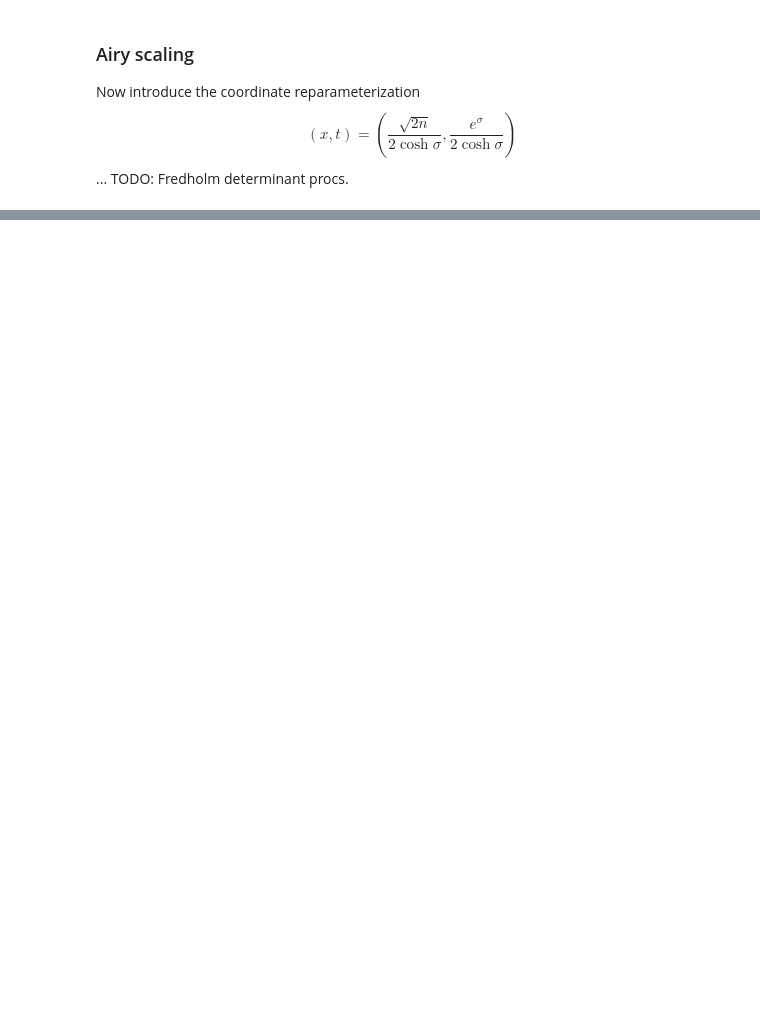
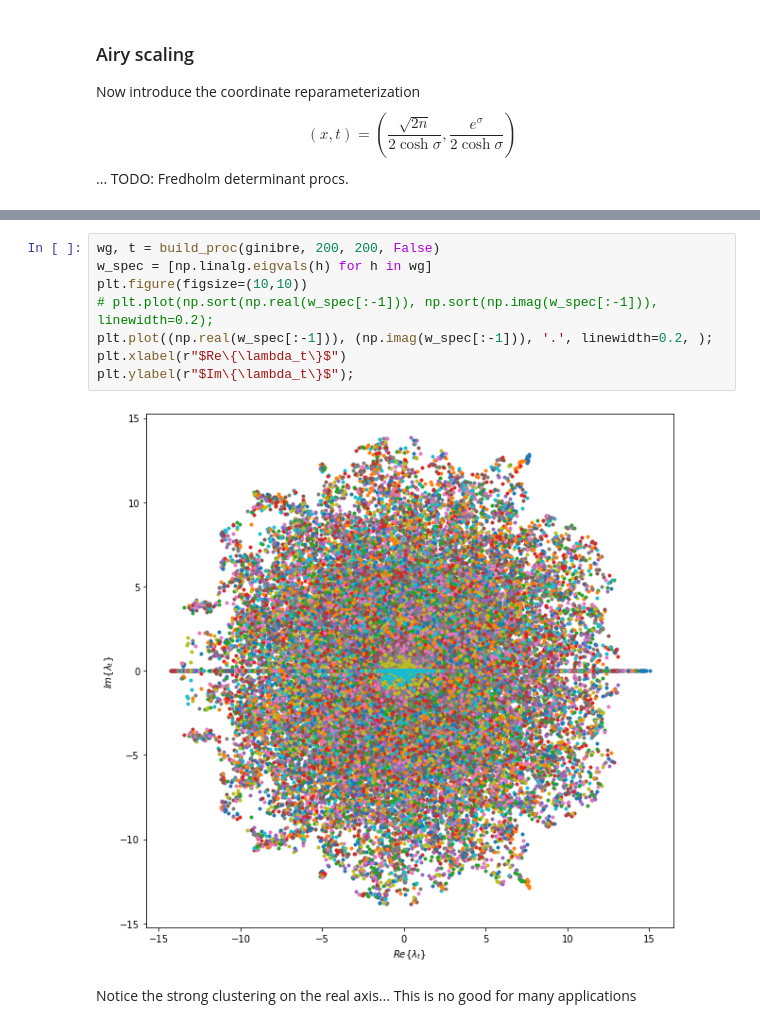
Before and after one commit to borab96/random-ensembles, a Jupyter notebook: nbs/RMTprocs.ipynb, the cells around one changed output, grey strips where cells are left out. Saved outputs shown, nothing was run; the diff lists cells and outputs as text; blank space fills up the shorter version.

```diff
--- a/nbs/RMTprocs.ipynb
+++ b/nbs/RMTprocs.ipynb
@@ -61,0 +133,12 @@ TODO: Fredholm determinant procs.
+# %%
+wg, t = build_proc(ginibre, 200, 200, False)
+w_spec = [np.linalg.eigvals(h) for h in wg]
+plt.figure(figsize=(10,10))
+# plt.plot(np.sort(np.real(w_spec[:-1])), np.sort(np.imag(w_spec[:-1])), linewidth=0.2);
+plt.plot((np.real(w_spec[:-1])), (np.imag(w_spec[:-1])), '.', linewidth=0.2, );
+plt.xlabel(r"$Re\{\lambda_t\}$")
+plt.ylabel(r"$Im\{\lambda_t\}$");
+# %% [output]
+[figure, added]
+# %% [markdown]
+Notice the strong clustering on the real axis... This is no good for many applications
```
Also changed, not shown: parts of 10 cells of this notebook, 3 other files.
